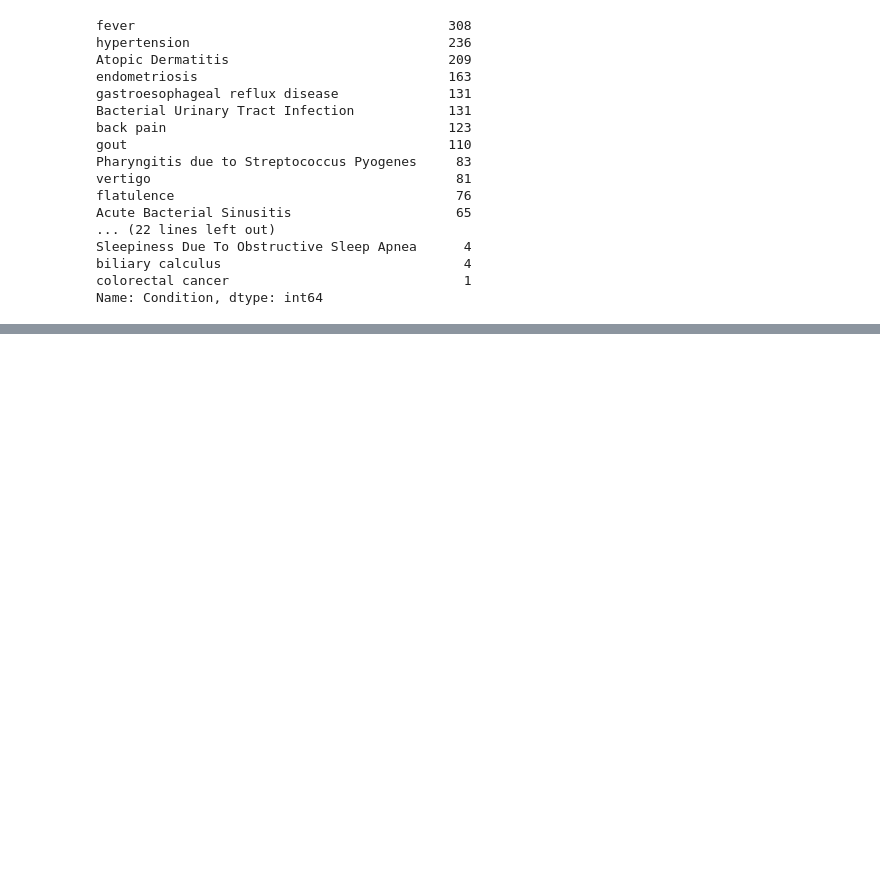
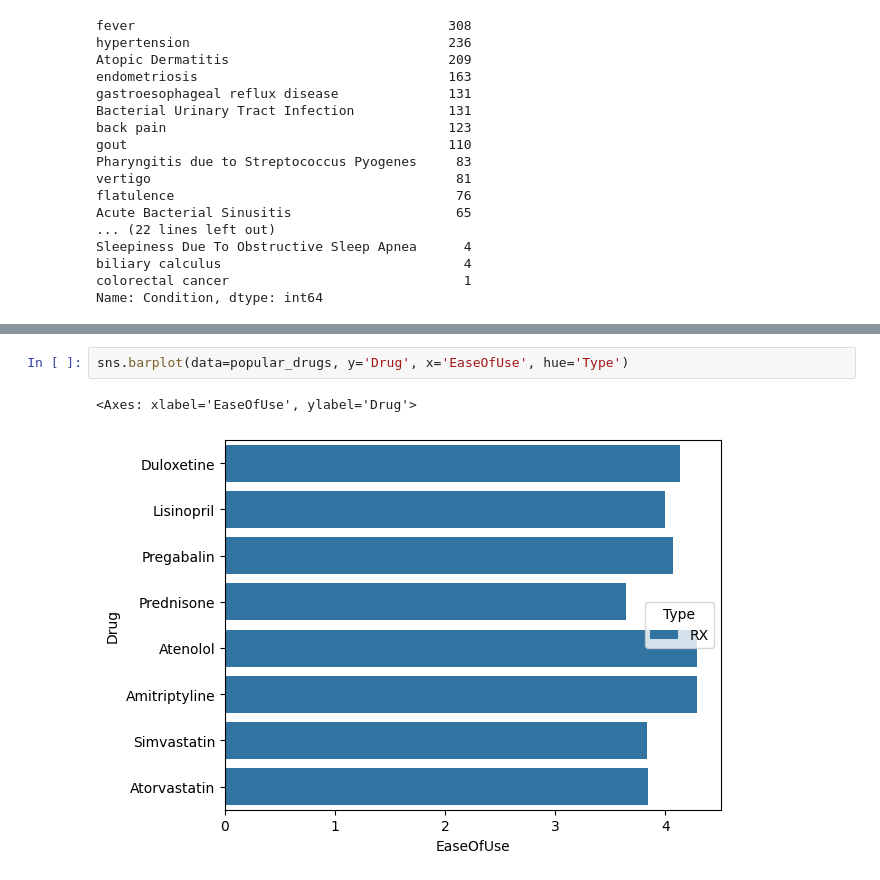
Before and after one commit to AaryanAnand10/Drug-Performance-Evaluation, a Jupyter notebook: Drugs_EDA.ipynb, the cells around one changed output, grey strips where cells are left out. Drawn from its saved outputs; the diff is of its cells as text; blank space fills up the shorter version.

```diff
--- a/Drugs_EDA.ipynb
+++ b/Drugs_EDA.ipynb
@@ -78,0 +284,5 @@ Name: Condition, dtype: int64
+# %%
+sns.barplot(data=popular_drugs, y='Drug', x='EaseOfUse', hue='Type')
+# %% [output]
+<Axes: xlabel='EaseOfUse', ylabel='Drug'>
+[figure, added]
```
Also changed, not shown: parts of 24 cells of this notebook.
